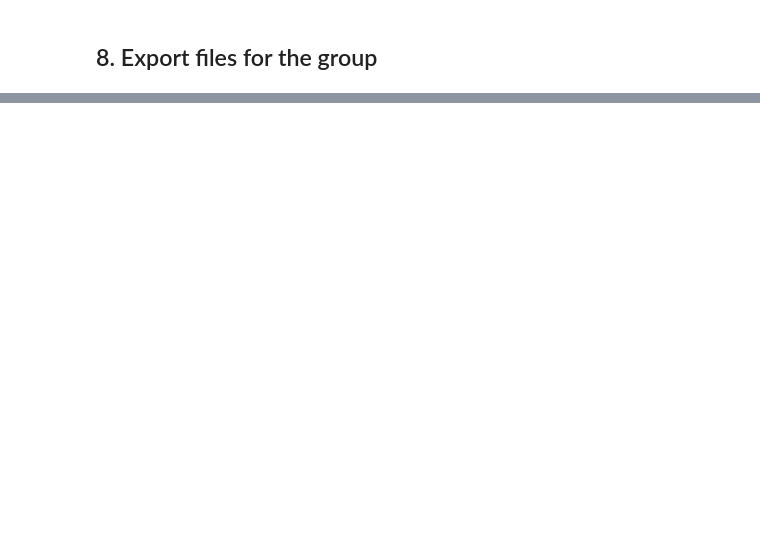
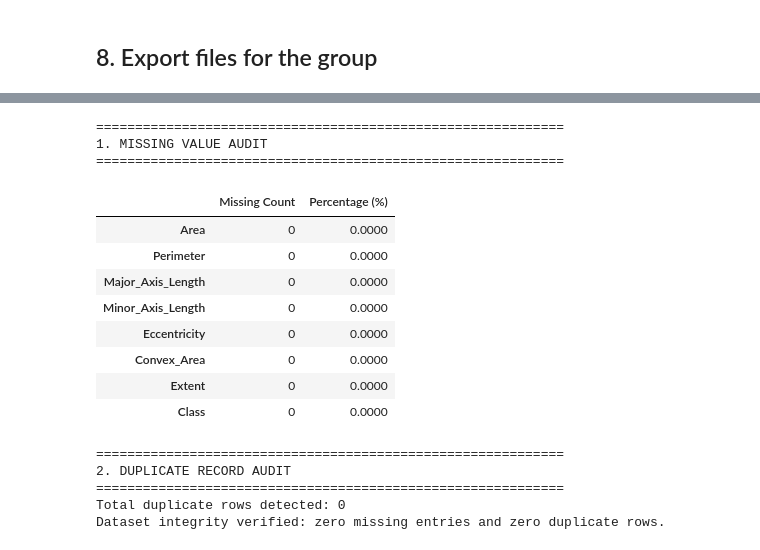
Before and after one commit to Hasanga910/GrainSense, a Jupyter notebook: Notebook.ipynb, the cells around one changed output, grey strips where cells are left out. Drawn from its saved outputs; the diff is of its cells as text; code cells hidden in the pictures; blank space fills up the shorter version.

```diff
--- a/Notebook.ipynb
+++ b/Notebook.ipynb
@@ -786,0 +806,39 @@ figures/09_class_distribution.png
+# %%
+# ---9.1: Missing Values and Duplicate Audit ---
+print("=" * 60)
+print("1. MISSING VALUE AUDIT")
+print("=" * 60)
+missing_counts = df.isnull().sum()
+missing_pct = (missing_counts / len(df)) * 100
+missing_df = pd.DataFrame({'Missing Count': missing_counts, 'Percentage (%)': missing_pct})
+display(missing_df)
+
+print("\n" + "=" * 60)
+print("2. DUPLICATE RECORD AUDIT")
+print("=" * 60)
+duplicate_count = df.duplicated().sum()
+print(f"Total duplicate rows detected: {duplicate_count}")
+
+if duplicate_count > 0:
+    df = df.drop_duplicates().reset_index(drop=True)
+    print(f"Duplicate rows removed. New dataset shape: {df.shape}")
+else:
+    print("Dataset integrity verified: zero missing entries and zero duplicate rows.")
+# %% [output]
+============================================================
+1. MISSING VALUE AUDIT
+============================================================
+|  | Missing Count | Percentage (%) |
+| Area | 0 | 0.0000 |
+| Perimeter | 0 | 0.0000 |
+| Major_Axis_Length | 0 | 0.0000 |
+| Minor_Axis_Length | 0 | 0.0000 |
+| Eccentricity | 0 | 0.0000 |
+| Convex_Area | 0 | 0.0000 |
+| Extent | 0 | 0.0000 |
+| Class | 0 | 0.0000 |
+============================================================
+2. DUPLICATE RECORD AUDIT
+============================================================
+Total duplicate rows detected: 0
+Dataset integrity verified: zero missing entries and zero duplicate rows.
```
Also changed, not shown: parts of 44 cells of this notebook.
